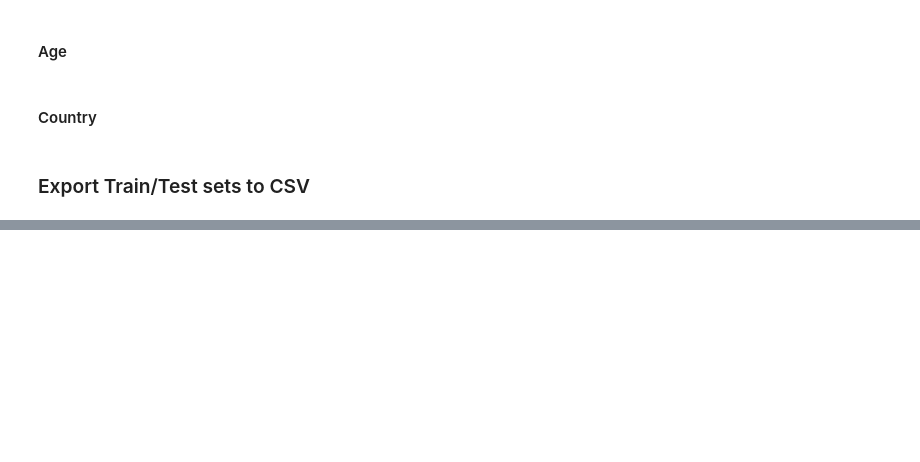
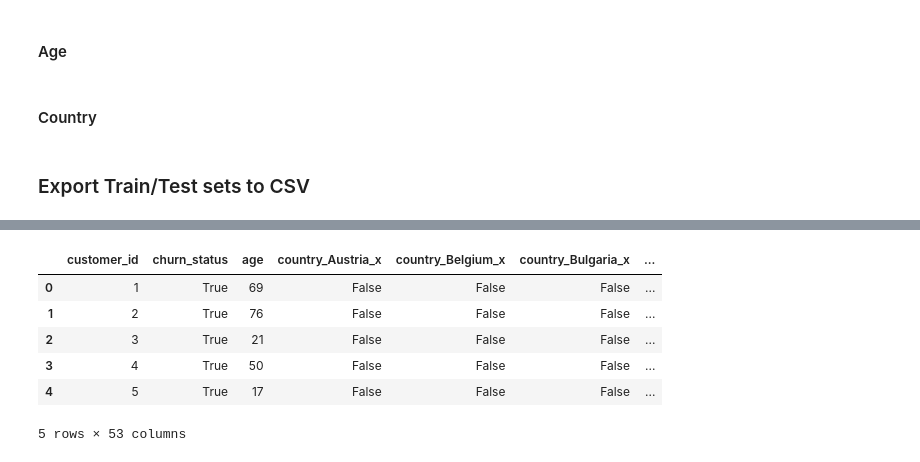
Before and after one commit to m227chan/MSE-546-Advanced-ML-Project, a Jupyter notebook: clean/clean.ipynb, the cells around one changed output, grey strips where cells are left out. Saved outputs shown, nothing was run; the diff lists cells and outputs as text; code cells hidden in the pictures; blank space fills up the shorter version.

```diff
--- a/clean/clean.ipynb
+++ b/clean/clean.ipynb
@@ -172,6 +281,14 @@ age = (pd.Timestamp('2023-12-31') - combined_df.groupby('customer_id')['date_of_
 # Convert to DataFrame and merge with df_train
 age_df = age.reset_index(name='age')
 df_train = df_train.merge(age_df, on='customer_id')
+# %%
+# Compute age as of 2023-12-31
+test_raw_df['date_of_birth'] = pd.to_datetime(test_raw_df['date_of_birth'])
+age = (pd.Timestamp('2023-12-31') - test_raw_df.groupby('customer_id')['date_of_birth'].min()).dt.days // 365
+
+# Convert to DataFrame and merge with df_test
+age_df = age.reset_index(name='age')
+df_test = df_test.merge(age_df, on='customer_id')
 # %% [markdown]
 #### Country
 # %%
@@ -183,3 +300,9 @@ df_train = pd.merge(df_train, combined_df[['customer_id']].drop_duplicates().mer
+# %%
+# One-hot encode the 'country' column
+country_one_hot = pd.get_dummies(test_raw_df['country'], prefix='country')
+
+# Merge one-hot encoded 'country' columns into df_train
+df_test = pd.merge(df_train, test_raw_df[['customer_id']].drop_duplicates().merge(country_one_hot, left_index=True, right_index=True), on='customer_id')
 # %% [markdown]
 ### Export Train/Test sets to CSV
 # %%
@@ -195,4 +318,14 @@ df_train.head()
 5 rows × 28 columns
+# %%
+df_test.head()
+# %% [output]
+|  | customer_id | churn_status | age | country_Austria_x | country_Belgium_x | country_Bulgaria_x | ... |
+| 0 | 1 | True | 69 | False | False | False | ... |
+| 1 | 2 | True | 76 | False | False | False | ... |
+| 2 | 3 | True | 21 | False | False | False | ... |
+| 3 | 4 | True | 50 | False | False | False | ... |
+| 4 | 5 | True | 17 | False | False | False | ... |
+5 rows × 53 columns
 # %%
 filename = f"../data/train_{datetime.now().strftime('%Y-%m-%d_%H-%M-%S')}.csv"
 df_train.to_csv(filename, index=False)
```
Also changed, not shown: parts of 20 cells of this notebook.
